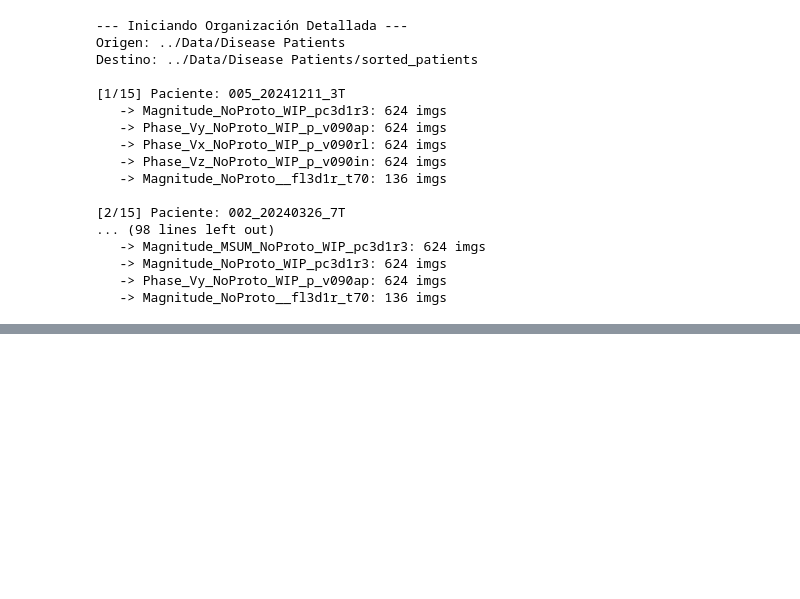
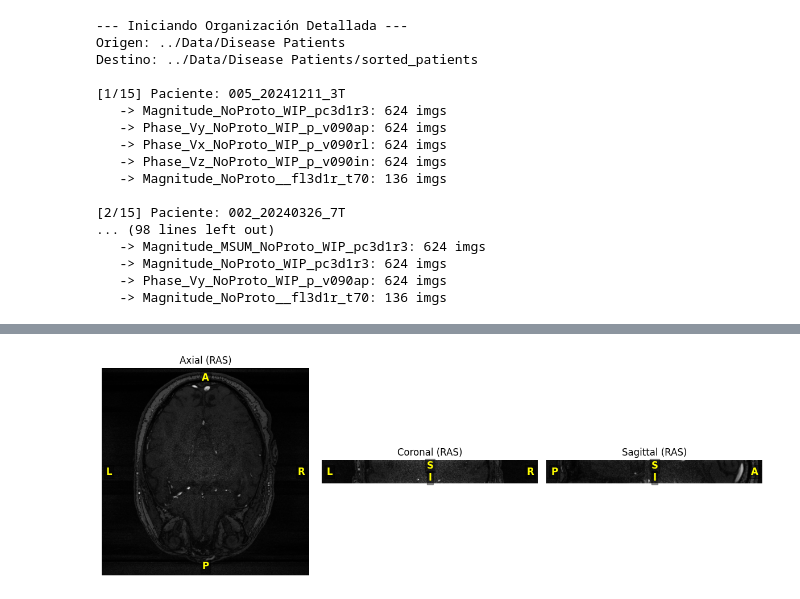
Before and after one commit to zheng-sk/NeuroFlow, a Jupyter notebook: notebooks/EDA.ipynb, the cells around one changed output, grey strips where cells are left out. Cells and saved outputs as stored; diff of their text form; code cells hidden in the pictures; blank space fills up the shorter version.

```diff
--- a/notebooks/EDA.ipynb
+++ b/notebooks/EDA.ipynb
@@ -164,0 +167,78 @@ Destino: ../Data/Disease Patients/sorted_patients
+# %%
+# Visualize NIfTI orientation (3D/4D) with direction labels
+import nibabel as nib
+import numpy as np
+import matplotlib.pyplot as plt
+from nibabel.orientations import aff2axcodes, io_orientation
+from nibabel.orientations import apply_orientation
+
+# Path to the NIfTI file (adjust to your case)
+nifti_path = "../data/nifti_patients/001_20240313_3T/Magnitude_NoProto_WIP_pc3d1r3.nii.gz"
+
+img = nib.load(nifti_path)
+data = img.get_fdata()
+affine = img.affine
+
+# Axis codes (L/R, A/P, S/I) in data order
+axcodes = aff2axcodes(affine)
+print("Current orientation (data):", axcodes)
+print("Original shape:", data.shape)
+
+# Reorient to RAS (Right-Anterior-Superior) for consistent viewing
+# This does not change the file on disk; it only creates a reoriented view
+ornt = io_orientation(affine)
+ras_ornt = nib.orientations.axcodes2ornt(("R", "A", "S"))
+transform = nib.orientations.ornt_transform(ornt, ras_ornt)
+data_ras = apply_orientation(data, transform)
+
+# If 4D, select a timepoint (or average) for visualization
+if data_ras.ndim == 4:
+    t = data_ras.shape[3] // 2  # middle timepoint
+    vol = data_ras[:, :, :, t]
+    print("Showing t =", t)
+else:
+    vol = data_ras
+
+def add_labels(ax, left, right, top, bottom):
+    ax.text(0.02, 0.5, left, transform=ax.transAxes, va="center", ha="left",
+            color="yellow", fontsize=12, fontweight="bold", bbox=dict(facecolor="black", alpha=0.4, pad=2))
+    ax.text(0.98, 0.5, right, transform=ax.transAxes, va="center", ha="right",
+            color="yellow", fontsize=12, fontweight="bold", bbox=dict(facecolor="black", alpha=0.4, pad=2))
+    ax.text(0.5, 0.98, top, transform=ax.transAxes, va="top", ha="center",
+            color="yellow", fontsize=12, fontweight="bold", bbox=dict(facecolor="black", alpha=0.4, pad=2))
+    ax.text(0.5, 0.02, bottom, transform=ax.transAxes, va="bottom", ha="center",
+            color="yellow", fontsize=12, fontweight="bold", bbox=dict(facecolor="black", alpha=0.4, pad=2))
+
+# Central slices for each plane
+z = vol.shape[2] // 2
+y = vol.shape[1] // 2
+x = vol.shape[0] // 2
+
+fig, axes = plt.subplots(1, 3, figsize=(12, 4))
+
+# Axial: R/L (left-right), A/P (top-bottom) in RAS
+axial = vol[:, :, z].T
+axes[0].imshow(axial, cmap="gray", origin="lower")
+axes[0].set_title("Axial (RAS)")
+axes[0].axis("off")
+add_labels(axes[0], left="L", right="R", top="A", bottom="P")
+
+# Coronal: R/L (left-right), S/I (top-bottom) in RAS
+coronal = vol[:, y, :].T
+axes[1].imshow(coronal, cmap="gray", origin="lower")
+axes[1].set_title("Coronal (RAS)")
+axes[1].axis("off")
+add_labels(axes[1], left="L", right="R", top="S", bottom="I")
+
+# Sagittal: A/P (left-right), S/I (top-bottom) in RAS
+sagittal = vol[x, :, :].T
+axes[2].imshow(sagittal, cmap="gray", origin="lower")
+axes[2].set_title("Sagittal (RAS)")
+axes[2].axis("off")
+add_labels(axes[2], left="P", right="A", top="S", bottom="I")
+
+plt.tight_layout()
+plt.show()
+
+# In RAS: +X is Right, +Y is Anterior, +Z is Superior.
+# %% [output]
@@ -164,0 +248 @@ Destino: ../Data/Disease Patients/sorted_patients
+[figure, added]
```
Also changed, not shown: parts of 6 cells of this notebook, 5 other files.
